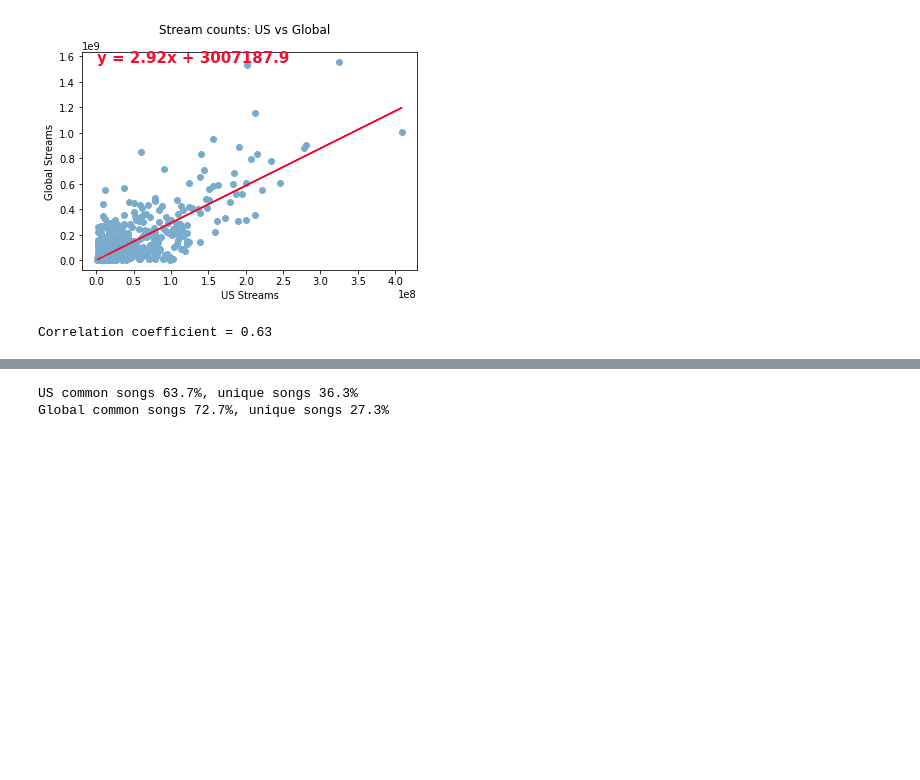
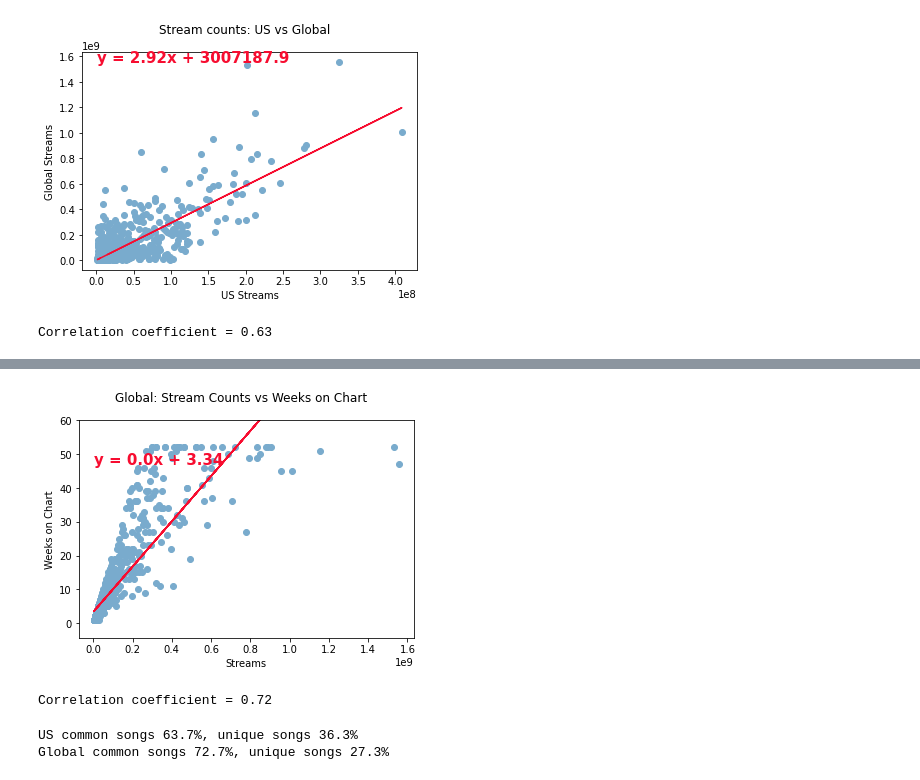
Before and after one commit to melissapeck88/Spotify-analysis, a Jupyter notebook: USGlobalCorrelation.ipynb, the cells around one changed output, grey strips where cells are left out. Cells and saved outputs as stored; diff of their text form; code cells hidden in the pictures; blank space fills up the shorter version.

```diff
--- a/USGlobalCorrelation.ipynb
+++ b/USGlobalCorrelation.ipynb
@@ -284,3 +289,10 @@ print("")
+# %%
+# Global weeks on chart vs streams
+print_scatter_and(common_track_df["Total Streams_GL"], common_track_df["Weeks in Top 200_GL"], "Global: Stream Counts vs Weeks on Chart", "Streams", "Weeks on Chart",60)
+print("")
+# %% [output]
+[figure, added]
+Correlation coefficient = 0.72
 # %%
 # Observation:  Correlation of weeks on chart for common songs in general is not strong
 #               but there appears to be a subset of that have a very high correlation
```
Also changed, not shown: parts of 2 cells of this notebook.
